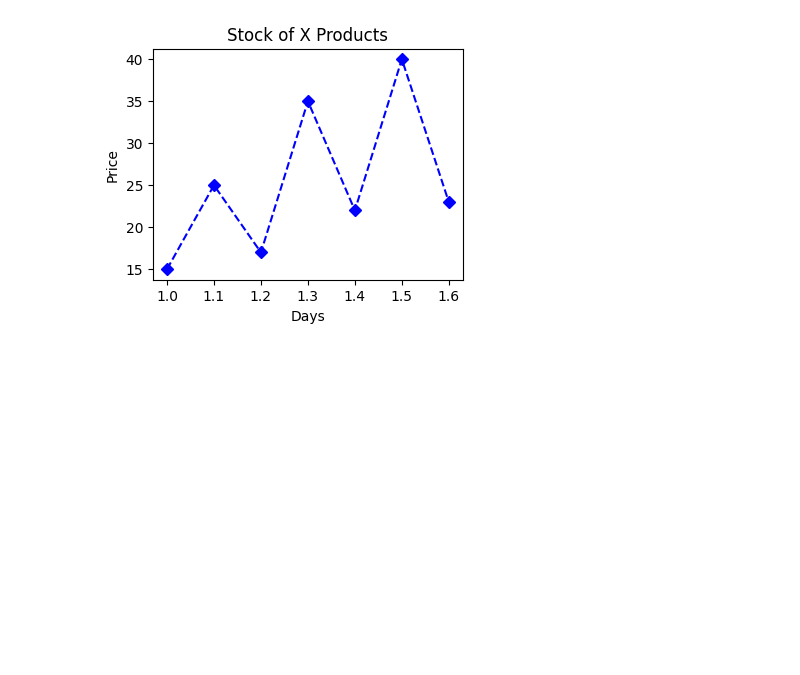
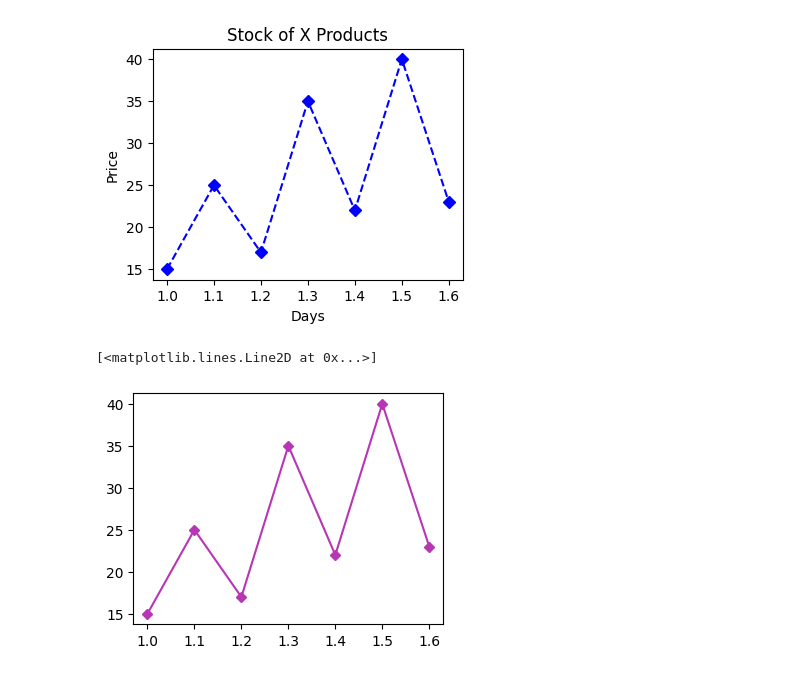
Before and after one commit to VyshnaviKarakatla/statistics-notebooks, a Jupyter notebook: _04_matplotlib.ipynb, the cells around one changed output. Cells and saved outputs as stored; diff of their text form; code cells hidden in the pictures; blank space fills up the shorter version.

```diff
--- a/_04_matplotlib.ipynb
+++ b/_04_matplotlib.ipynb
@@ -106,3 +106,9 @@ plt.plot(x,y,'bD--')
 # %% [output]
 [<matplotlib.lines.Line2D at 0x...>]
 [figure]
+# %%
+plt.figure(figsize=(4,3))
+plt.plot(x,y,color='#B835B5',marker='D',linestyle='-',markersize=5)
+# %% [output]
+[<matplotlib.lines.Line2D at 0x...>]
+[figure, added]
```
